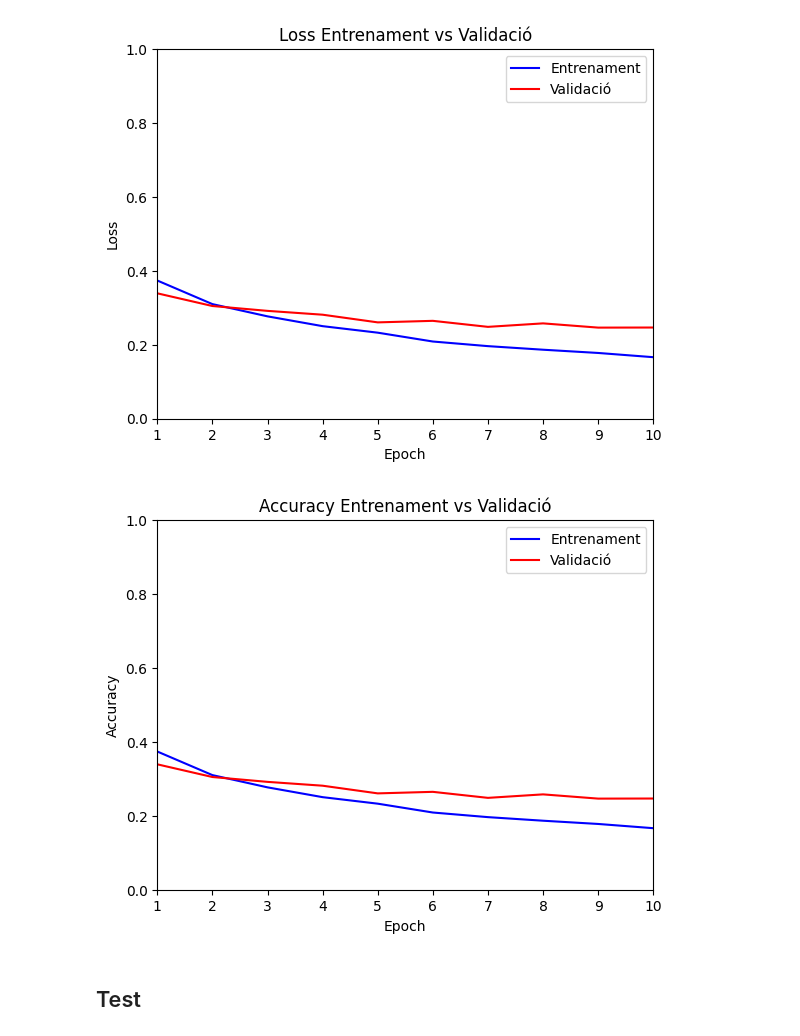
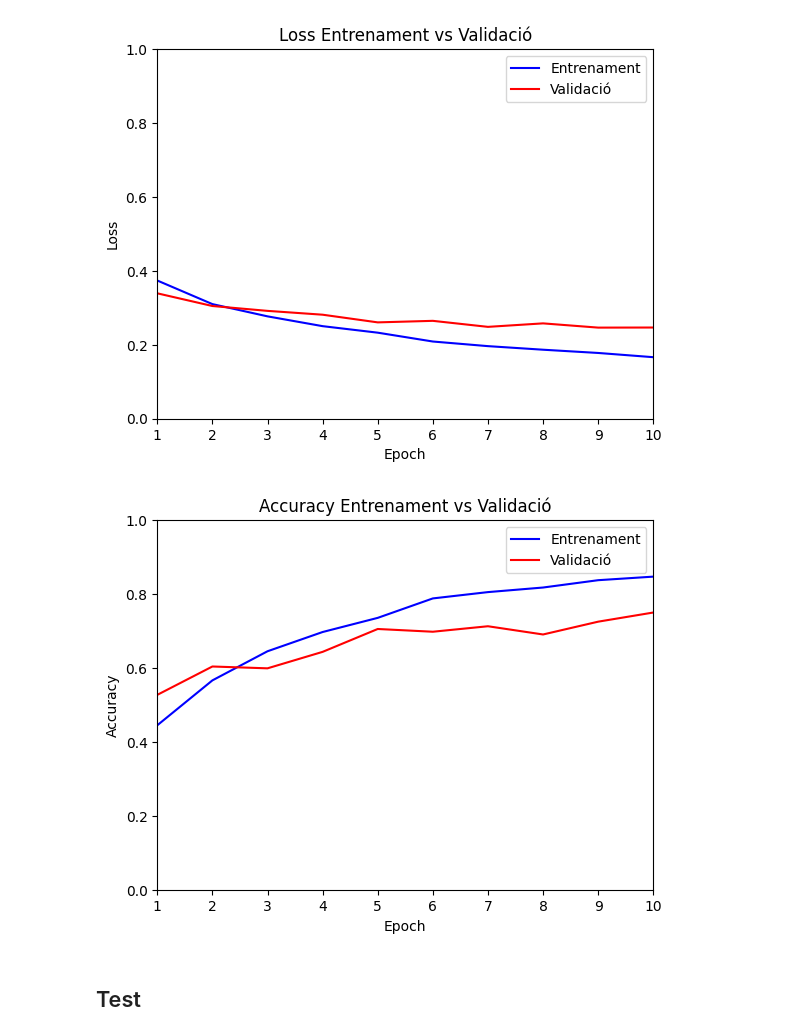
Before and after one commit to ocasalsmo/Edicio_de_video_multicamera, a Jupyter notebook: main.ipynb, the cells around one changed output. Saved outputs shown, nothing was run; the diff lists cells and outputs as text; code cells hidden in the pictures.

```diff
--- a/main.ipynb
+++ b/main.ipynb
@@ -618,11 +619,11 @@ make_line_plot(epochs, y_loss_train, y_loss_val, "Loss", "Loss Entrenament vs Va
 # %%
 y_acc_train = np.array(accuracy)
 y_acc_val = np.array(validation_accuracy)
 epochs = np.array([1, 2, 3, 4, 5, 6, 7, 8, 9, 10])
 
-make_line_plot(epochs, y_loss_train, y_loss_val, "Accuracy", "Accuracy Entrenament vs Validació")
+make_line_plot(epochs, y_acc_train, y_acc_val, "Accuracy", "Accuracy Entrenament vs Validació")
 # %% [output]
-[figure, old version]
+[figure, new version]
 # %% [markdown]
 ## Test
 # %%
```
Also changed, not shown: parts of 3 cells of this notebook, 1 other file.
